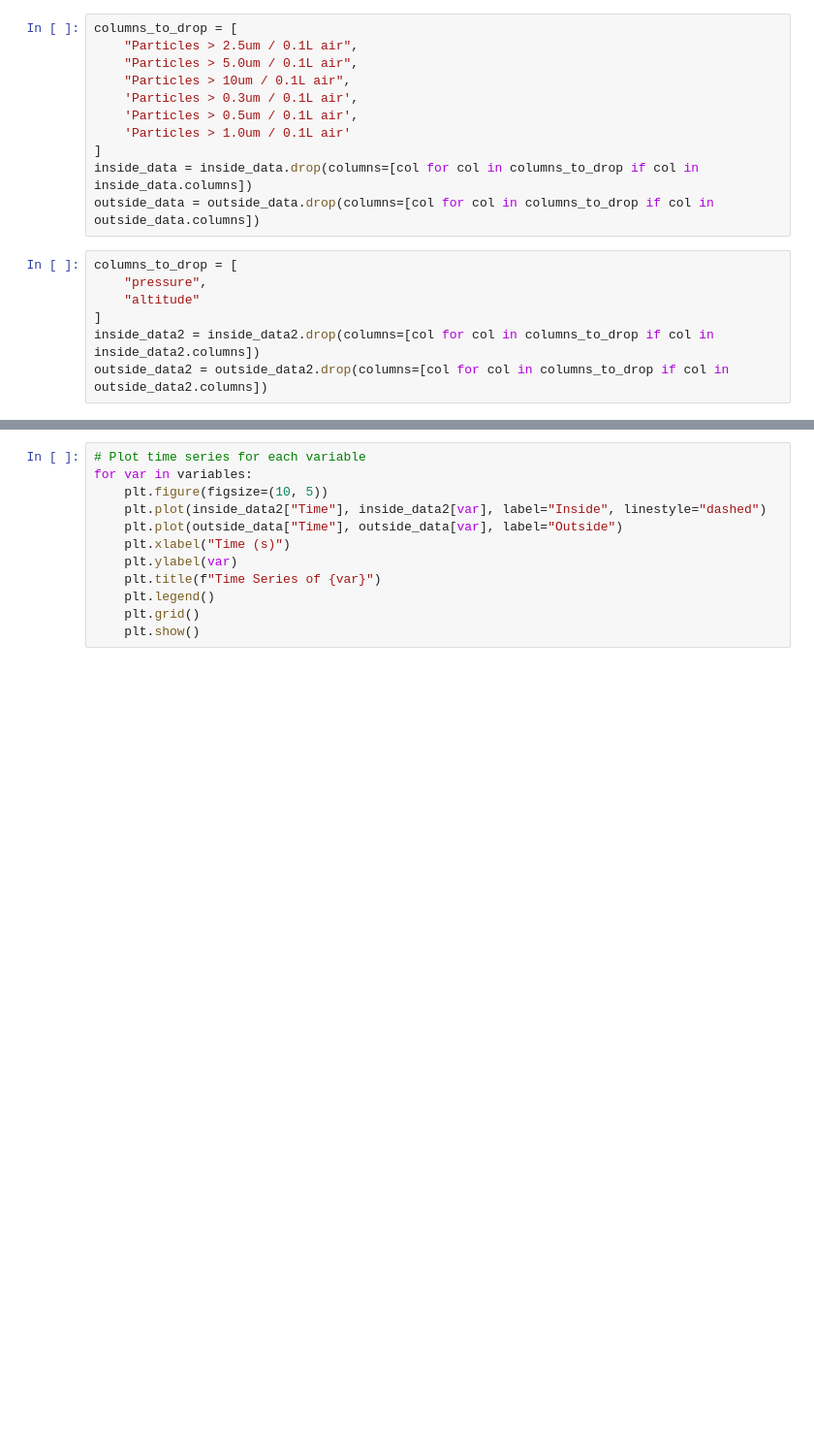
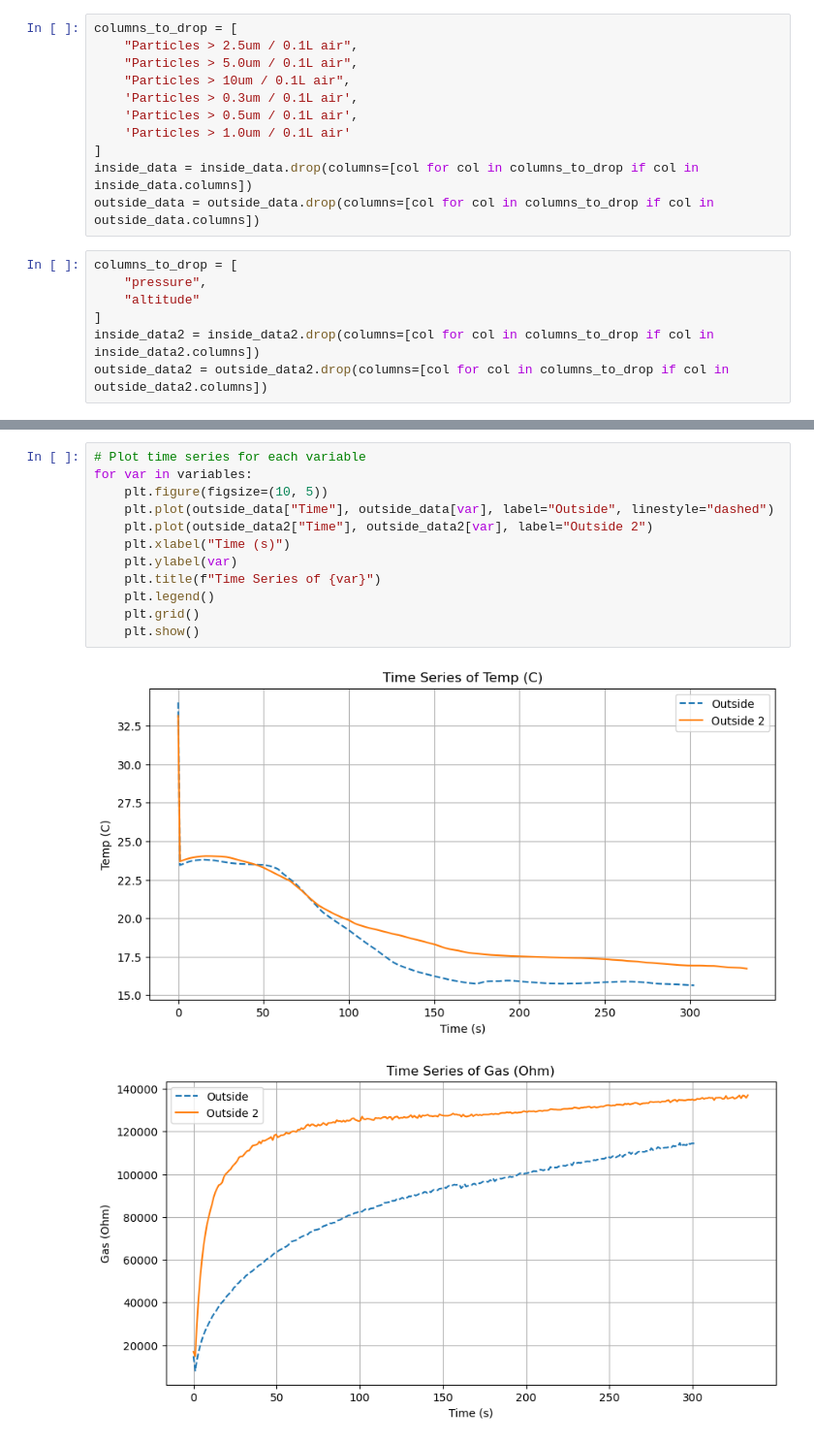
Before and after one commit to isaklavsky/E11_coolpeople, a Jupyter notebook: Week6_Comparison_Data.ipynb, the cells around one changed output, grey strips where cells are left out. Shown at 97% size. Cells and saved outputs as stored; diff of their text form; blank space fills up the shorter version.

```diff
--- a/Week6_Comparison_Data.ipynb
+++ b/Week6_Comparison_Data.ipynb
@@ -140,12 +124,15 @@ for var in variables:
 # %%
 # Plot time series for each variable
 for var in variables:
     plt.figure(figsize=(10, 5))
-    plt.plot(inside_data2["Time"], inside_data2[var], label="Inside", linestyle="dashed")
-    plt.plot(outside_data["Time"], outside_data[var], label="Outside")
+    plt.plot(outside_data["Time"], outside_data[var], label="Outside", linestyle="dashed")
+    plt.plot(outside_data2["Time"], outside_data2[var], label="Outside 2")
     plt.xlabel("Time (s)")
     plt.ylabel(var)
     plt.title(f"Time Series of {var}")
     plt.legend()
     plt.grid()
     plt.show()
+# %% [output]
+[figure, added]
+[figure, added]
```
Also changed, not shown: parts of 10 cells of this notebook.
